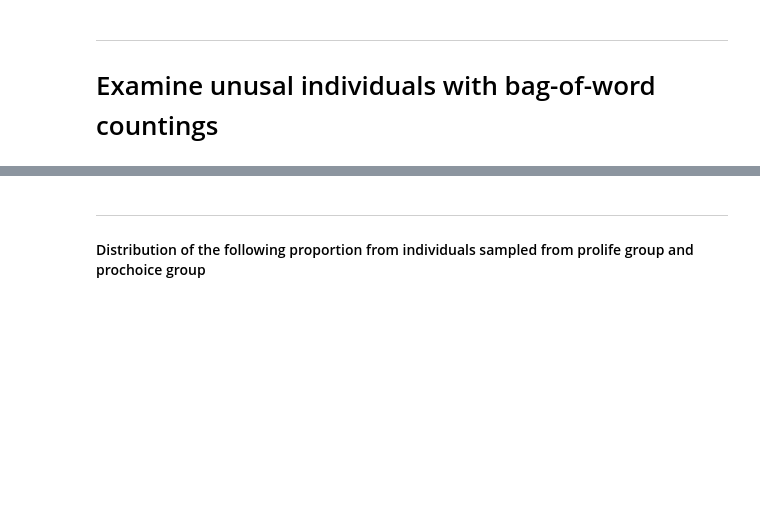
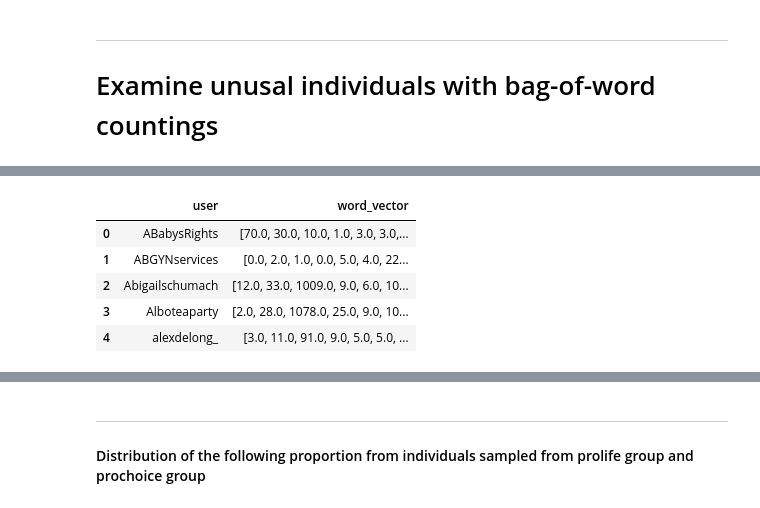
Before and after one commit to JunTan/TwitterAnalysis, a Jupyter notebook: EDA_Diversity_Strength.ipynb, the cells around one changed output, grey strips where cells are left out. Cells and saved outputs as stored; diff of their text form; code cells hidden in the pictures; blank space fills up the shorter version.

```diff
--- a/EDA_Diversity_Strength.ipynb
+++ b/EDA_Diversity_Strength.ipynb
@@ -277,0 +313,21 @@ prochoice_unusual_indiv
+# %%
+data_path = 'bag_of_word_vec.mat'
+
+data = sio.loadmat(data_path)
+org_account_type = data['training_labels'].T
+org_account_data = data['training_data']
+indiv_account_data = data['individual_data']
+indiv_account_order = data['individual_account_order']
+
+word_df = pd.DataFrame({
+    'user': [s.strip() for s in indiv_account_order],
+    'word_vector': list(indiv_account_data)
+})
+word_df.head()
+# %% [output]
+|  | user | word_vector |
+| 0 | ABabysRights | [70.0, 30.0, 10.0, 1.0, 3.0, 3.0,... |
+| 1 | ABGYNservices | [0.0, 2.0, 1.0, 0.0, 5.0, 4.0, 22... |
+| 2 | Abigailschumach | [12.0, 33.0, 1009.0, 9.0, 6.0, 10... |
+| 3 | Alboteaparty | [2.0, 28.0, 1078.0, 25.0, 9.0, 10... |
+| 4 | alexdelong_ | [3.0, 11.0, 91.0, 9.0, 5.0, 5.0, ... |
```
Also changed, not shown: parts of 27 cells of this notebook, 9 other files.
